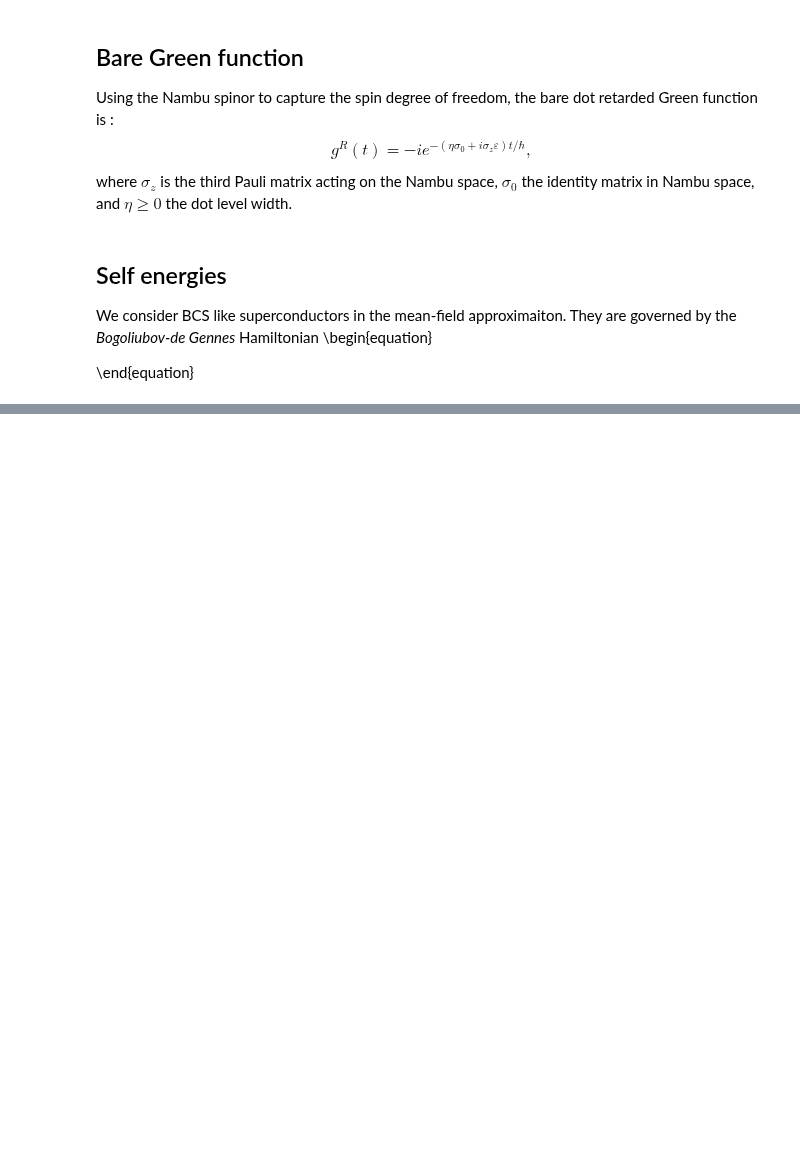
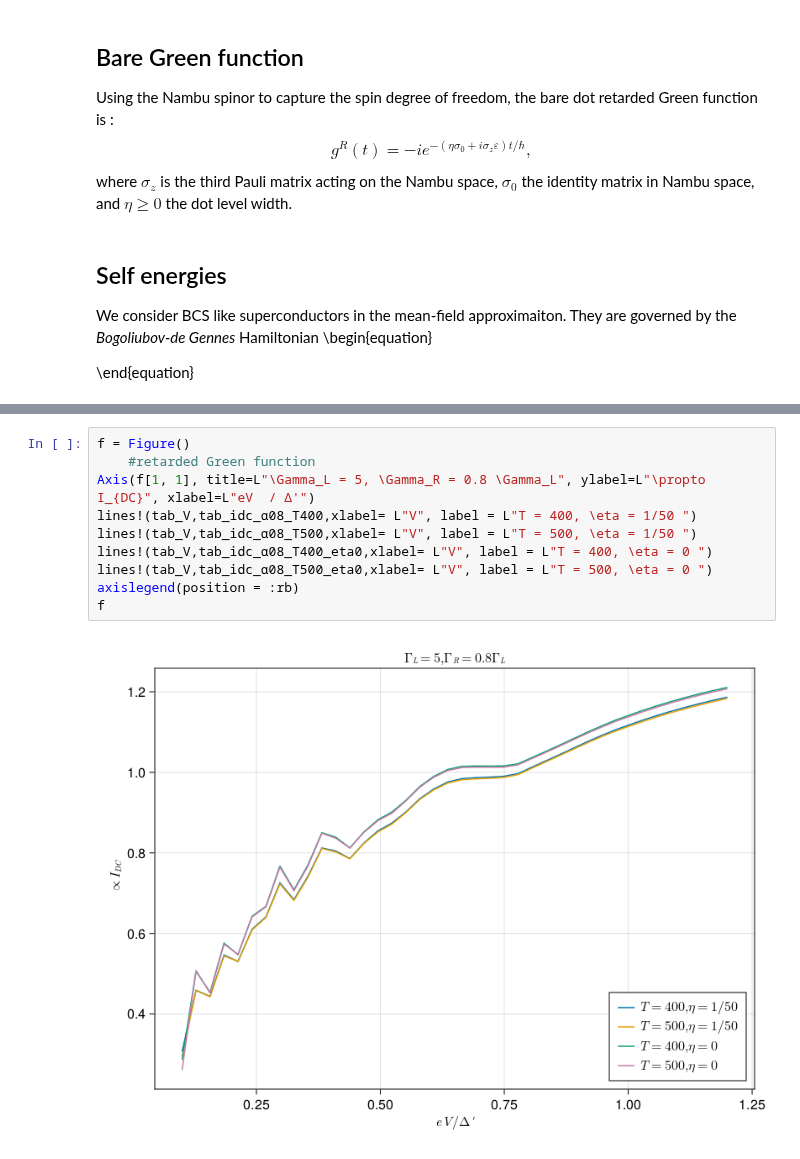
Before and after one commit to BaptisteLamic/NonEquilibriumGreenFunction.jl, a Jupyter notebook: examples/SQDS_junction.ipynb, the cells around one changed output, grey strips where cells are left out. Drawn from its saved outputs; the diff is of its cells as text; blank space fills up the shorter version.

```diff
--- a/examples/SQDS_junction.ipynb
+++ b/examples/SQDS_junction.ipynb
@@ -362,0 +431,12 @@ scatter(tab_V,tab_idc,xlabel= L"V")
+# %%
+f = Figure()
+    #retarded Green function
+Axis(f[1, 1], title=L"\Gamma_L = 5, \Gamma_R = 0.8 \Gamma_L", ylabel=L"\propto I_{DC}", xlabel=L"eV  / Δ'")
+lines!(tab_V,tab_idc_α08_T400,xlabel= L"V", label = L"T = 400, \eta = 1/50 ")
+lines!(tab_V,tab_idc_α08_T500,xlabel= L"V", label = L"T = 500, \eta = 1/50 ")
+lines!(tab_V,tab_idc_α08_T400_eta0,xlabel= L"V", label = L"T = 400, \eta = 0 ")
+lines!(tab_V,tab_idc_α08_T500_eta0,xlabel= L"V", label = L"T = 500, \eta = 0 ")
+axislegend(position = :rb)
+f
+# %% [output]
+[figure, added]
```
Also changed, not shown: parts of 17 cells of this notebook.
